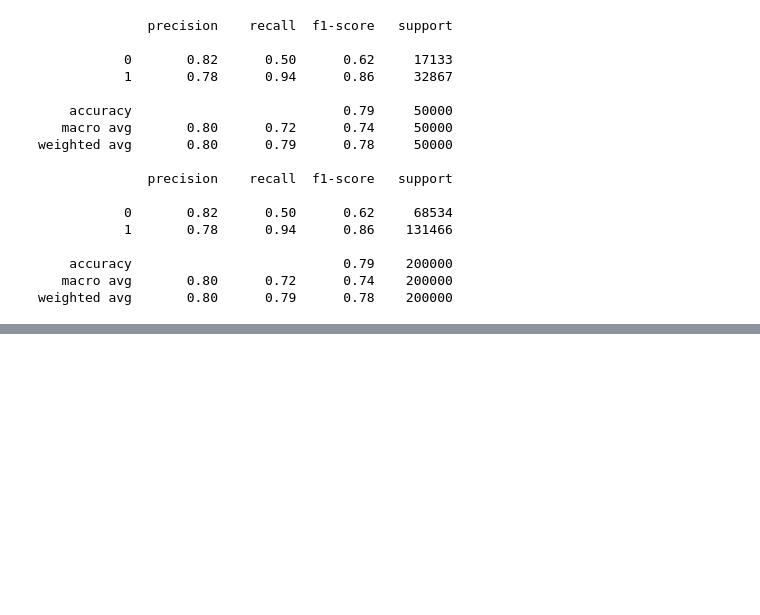
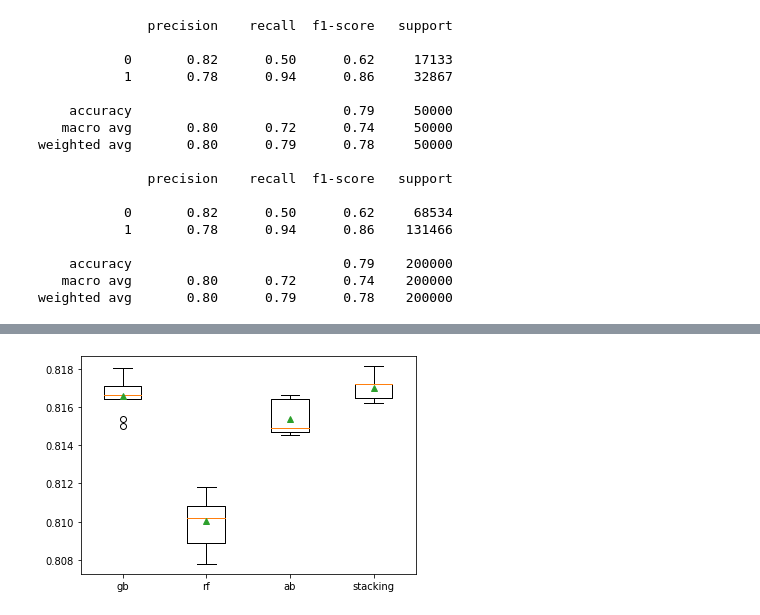
Before and after one commit to HarshVardhanGoyal/HiggsBosonChallenge, a Jupyter notebook: Stacking.ipynb, the cells around one changed output, grey strips where cells are left out. Cells and saved outputs as stored; diff of their text form; code cells hidden in the pictures; blank space fills up the shorter version.

```diff
--- a/Stacking.ipynb
+++ b/Stacking.ipynb
@@ -445,6 +448,6 @@ X
 250000 rows × 14 columns
 # %%
-rf=1001
+r_state=1001
 # %%
 # # get a list of models to evaluate
 # def get_models():
@@ -499,0 +498,6 @@ pyplot.show()
+# %%
+# plot model performance for comparison
+plt.boxplot(results, labels=names, showmeans=True)
+plt.show()
+# %% [output]
+[figure, added]
```
Also changed, not shown: parts of 25 cells of this notebook.
